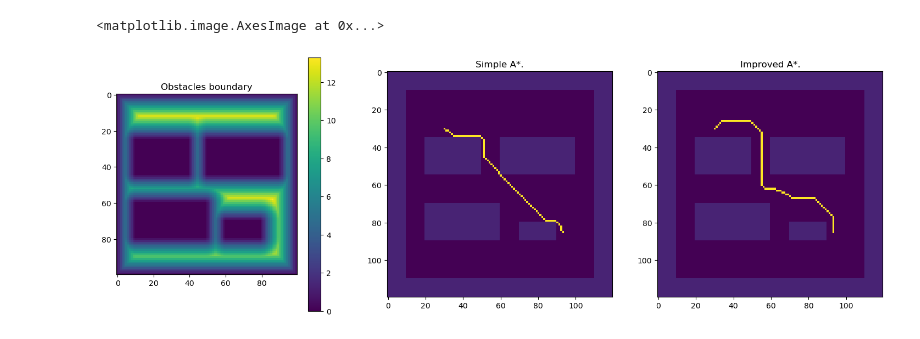
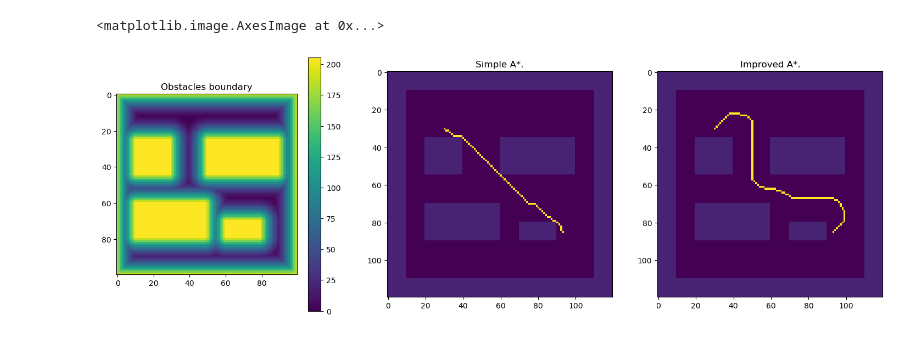
Before and after one commit to matteomastrogiuseppe/Multirobot-Exploration-and-Mapping, a Jupyter notebook: multi_explore/test_path.ipynb, the cells around one changed output. Cells and saved outputs as stored; diff of their text form; code cells hidden in the pictures.

```diff
--- a/multi_explore/test_path.ipynb
+++ b/multi_explore/test_path.ipynb
@@ -10,13 +11,11 @@ from time import time
 @njit()
 def A_STAR_run(grid, p1, p2, dist_cost_map, k_dist_cost,  value, priority_queue, visited, transitions):
     x_max, y_max = grid.shape
-    max_dist_cost = np.max(dist_cost_map)
 
     dxy = [[0,1], [1,0], [-1,0], [0,-1], [1,1], [1,-1], [-1,1], [-1,-1]]
 
     while priority_queue:
         cur_cost, (cur_x, cur_y) = heapq.heappop(priority_queue)
-
         if cur_x == p2[0] and cur_y == p2[1]:
             break
 
@@ -29,14 +28,16 @@ def A_STAR_run(grid, p1, p2, dist_cost_map, k_dist_cost,  value, priority_queue,
             else: L=1
             if x < 0 or x >= x_max or y < 0 or y >= y_max:
                 continue
+
             if grid[x,y]: continue
+
             if ~visited[x,y]:
-                if value[cur_x, cur_y] + L < value[x,y]:
+                dist_cost = k_dist_cost*dist_cost_map[x,y]# activate to get smoothed A*, else 0
+                if value[cur_x, cur_y] + L + dist_cost < value[x,y]:
 
-                    value[x,y] = value[cur_x,cur_y] + L
+                    value[x,y] = value[cur_x,cur_y] + L + dist_cost
                     cart_distance = np.sqrt( (p2[0]-x)**2 + (p2[1]-y)**2 ) # activate to get A*
-                    dist_cost = distcost(dist_cost_map, max_dist_cost, x, y, k_dist_cost)# activate to get smoothed A*
-                    heuristic = value[x,y]  + cart_distance + dist_cost
+                    heuristic = value[x,y]  + cart_distance
                     heapq.heappush(priority_queue, (heuristic, (x, y)))
                     transitions[x,y,0] = cur_x
                     transitions[x,y,1] = cur_y
@@ -69,11 +70,6 @@ def A_STAR(grid, dist_cost_map, p1, p2,  k):
     priority_queue.append((0., (p1[0],p1[1])))
 
     return A_STAR_run(grid, p1, p2, dist_cost_map, k, value, priority_queue, visited, transitions)
-
-@njit()
-def distcost(map, max, x, y, k=1):
-    cost = map[x,y]
-    return k*(max - cost)
 # %%
 # Create gridmap
 grid = np.zeros((400,400))
@@ -93,32 +89,33 @@ grid[:,120:] = 1
 p1 = np.array([30,30])
 p2 = np.array([85,93])
 
 # Get costmap with Fast Marching Method. Library needs gridmap with zeros as obstacles
-GRIDCOSTMAP1 = np.clip(skfmm.distance(1-grid), a_min=0, a_max=20)
+GRIDCOSTMAP1 = skfmm.distance(1-grid)
+GRIDCOSTMAP1 = np.clip(np.square(np.max(GRIDCOSTMAP1) - GRIDCOSTMAP1), a_min=0, a_max = np.inf)
 
 # Simple A* with no costmap
 res = A_STAR(grid, GRIDCOSTMAP1, p1, p2, k=0)
 simple = copy(grid)
 path_mark  = 10
 for p in res:
     simple[p[0], p[1]] = path_mark
 
 # With potential cost map
 
 fig, axs = plt.subplots(1,3, figsize=(18,6))
 im1 = axs[0].imshow(GRIDCOSTMAP1[10:110,10:110], interpolation='None')
 fig.colorbar(im1, ax=axs[0])
 axs[0].set_title('Obstacles boundary')
 
 axs[1].set_title("Simple A*.")
 axs[1].imshow(simple[:120, :120])
 
 res = A_STAR(grid, GRIDCOSTMAP1, p1, p2, k=20)
 new = copy(grid)
 for p in res:
     new[p[0], p[1]] = path_mark
 axs[2].set_title("Improved A*.")
 axs[2].imshow(new[0:120, 0:120])
 # %% [output]
 <matplotlib.image.AxesImage at 0x...>
-[figure, old version]
+[figure, new version]
```
Also changed, not shown: parts of 1 cell of this notebook, 4 other files.
